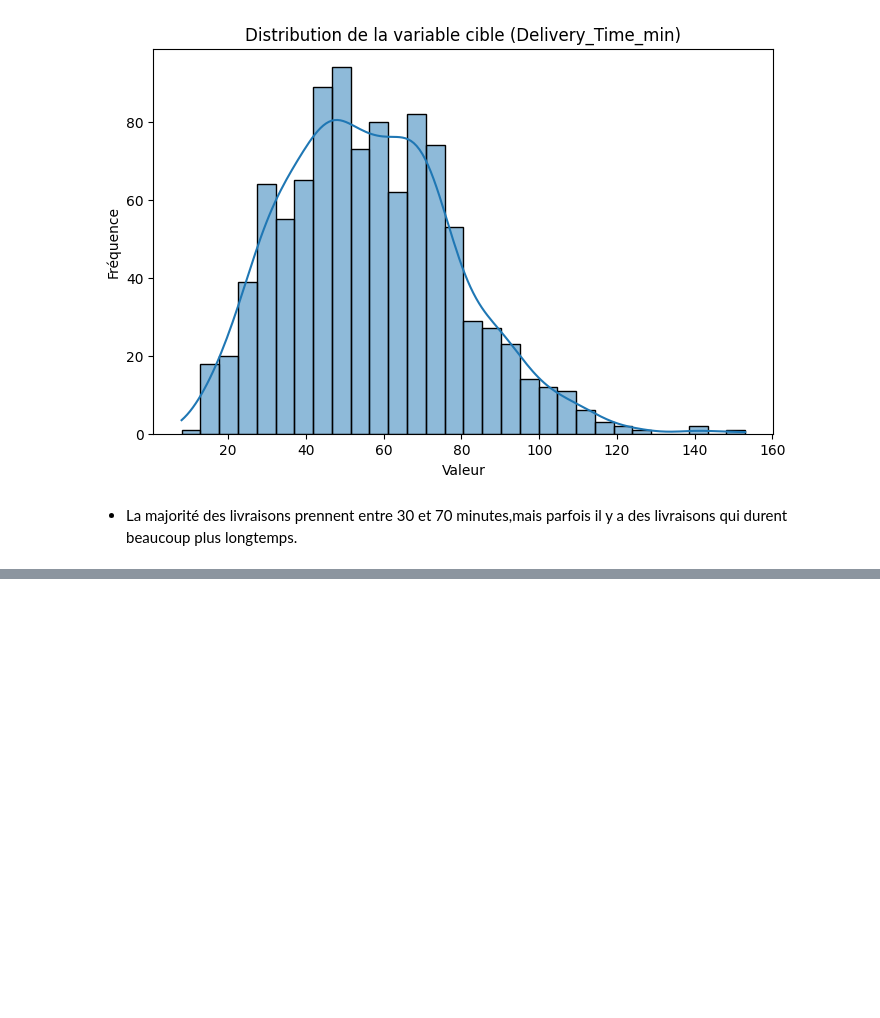
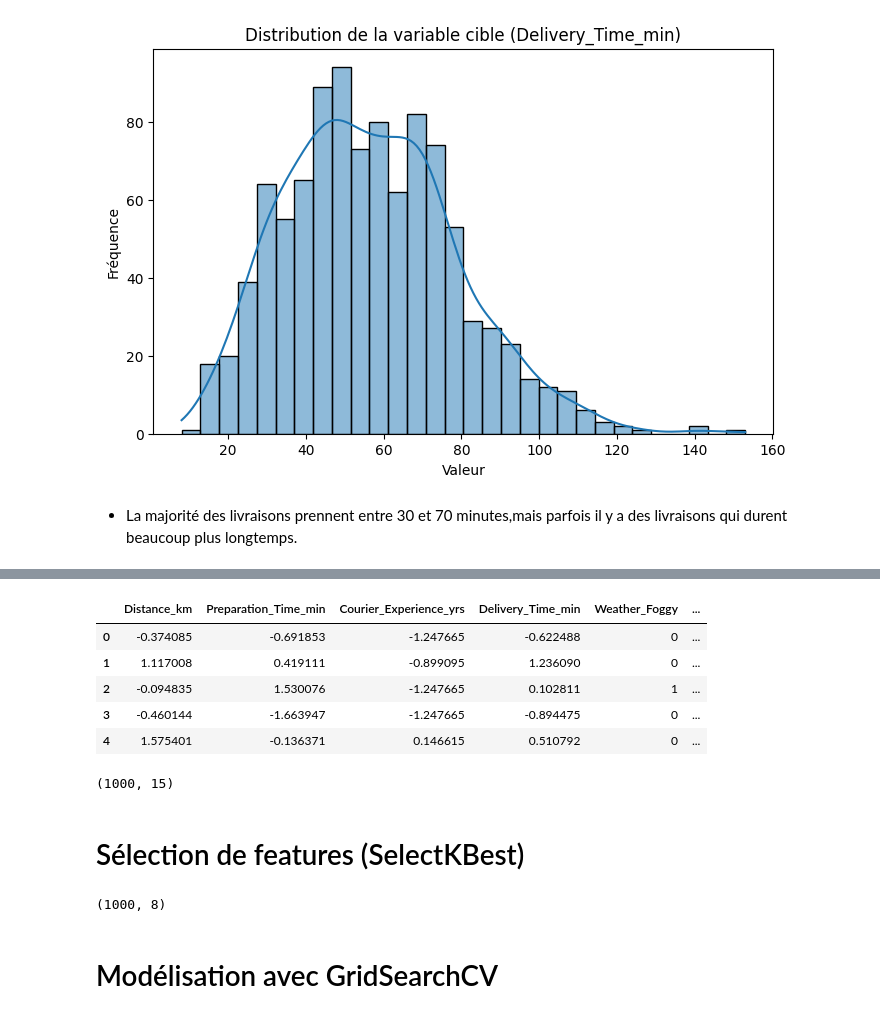
Before and after one commit to khadija199904/Data-IA-Simplon-Maghreb, a Jupyter notebook: Brief2- Prédiction Temps de Livraison/EDA.ipynb, the cells around one changed output, grey strips where cells are left out. Saved outputs shown, nothing was run; the diff lists cells and outputs as text; code cells hidden in the pictures; blank space fills up the shorter version.

```diff
--- a/Brief2- Prédiction Temps de Livraison/EDA.ipynb
+++ b/Brief2- Prédiction Temps de Livraison/EDA.ipynb
@@ -178,0 +205,9 @@ plt.show()
+# %%
+# selection les variables numériques
+numer_cols = df.select_dtypes(include='number').columns.tolist()
+
+# scaler
+scaler = StandardScaler()
+
+df_scaled= pd.DataFrame(scaler.fit_transform(df[numer_cols]),columns=numer_cols, index=df.index )
+df_scaled.head()
@@ -178,0 +221,15 @@ plt.show()
+# %%
+#  Fusion des deux DataFrames (df_scaled et df_encoded)
+new_df = pd.concat([df_scaled, df_encoded], axis=1)
+new_df.head()
+# %% [output]
+|  | Distance_km | Preparation_Time_min | Courier_Experience_yrs | Delivery_Time_min | Weather_Foggy | ... |
+| 0 | -0.374085 | -0.691853 | -1.247665 | -0.622488 | 0 | ... |
+| 1 | 1.117008 | 0.419111 | -0.899095 | 1.236090 | 0 | ... |
+| 2 | -0.094835 | 1.530076 | -1.247665 | 0.102811 | 1 | ... |
+| 3 | -0.460144 | -1.663947 | -1.247665 | -0.894475 | 0 | ... |
+| 4 | 1.575401 | -0.136371 | 0.146615 | 0.510792 | 0 | ... |
+# %%
+new_df.shape
+# %% [output]
+(1000, 15)
@@ -178,0 +240,11 @@ plt.show()
+# %% [markdown]
+# Sélection de features (SelectKBest)
+# %%
+
+selector = SelectKBest(score_func=f_regression, k=8)
+X_selected = selector.fit_transform(X, y)
+X_selected.shape
+# %% [output]
+(1000, 8)
+# %% [markdown]
+# Modélisation avec GridSearchCV
```
Also changed, not shown: parts of 15 cells of this notebook, 9 other files.
